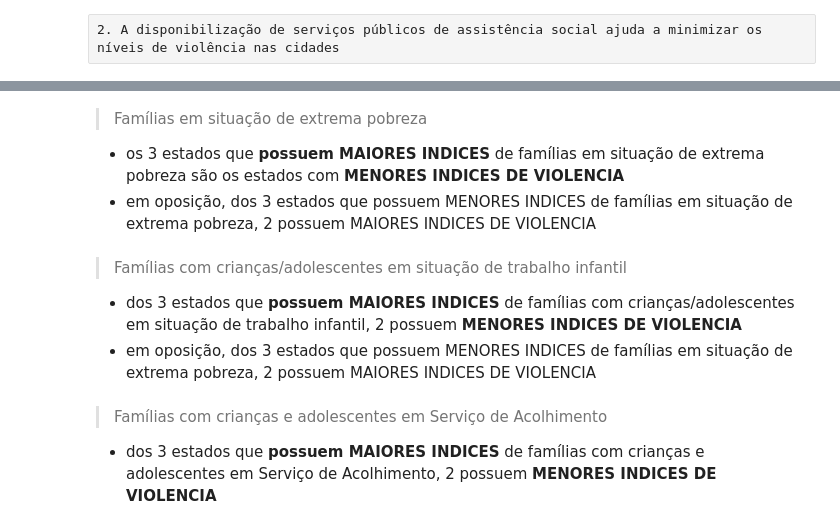
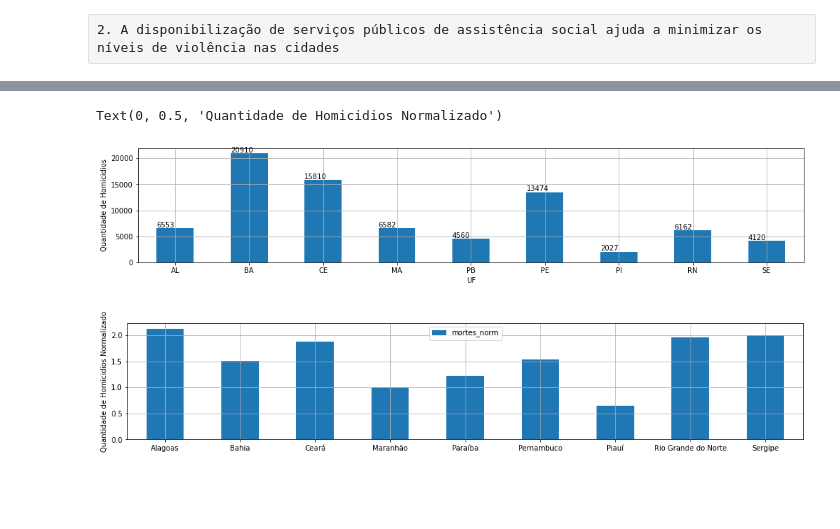
Before and after one commit to dunfrey/BCG-GAMMA-Challenge-2021, a Jupyter notebook: notebooks/2_data_understanding (2.1).ipynb, the cells around one changed output, grey strips where cells are left out. Cells and saved outputs as stored; diff of their text form; code cells hidden in the pictures; blank space fills up the shorter version.

Commit message:
Anáise de registros do CRAS para estados e municipios

```diff
--- a/notebooks/2_data_understanding (2.1).ipynb
+++ b/notebooks/2_data_understanding (2.1).ipynb
@@ -425 +225,10 @@ info_estados = info_estados[info_estados.UFN.isin(NORDESTE_nome)]
+# %%
+ibge_estados = pd.read_excel(
+    '../../dataset/GAMMAChallenge21Dados/3. Atlas de Desenvolvimento Humano/Atlas 2013_municipal, estadual e Brasil.xlsx',
+    sheet_name = 'UF 91-00-10'
+)
+# %%
+ibge_estados = keep_last_date(ibge_estados, 'ANO')
+# %%
+ibge_estados = ibge_estados[ibge_estados.UFN.isin(UFs_NORDESTE_NAMES)]
 # %%
@@ -436,9 +245,15 @@ columns: ['ANO', 'UF', 'UFN', 'ESPVIDA', 'FECTOT', 'MORT1', 'MORT5', 'RAZDEP', '
 # %%
-mortes_estados = sim_pf_homcidios.groupby('uf')['uf'].count().to_dict()
 mortes_estados_norm = dict()
 
-for estado in info_estados.UFN.sort_values().to_list():
+for estado in ibge_estados.UFN.sort_values().to_list():
 
-    mortes_estados_norm[estado] = (sim_pf_homcidios[sim_pf_homcidios.nomeUf == estado].groupby('uf')['uf'].count().values[0] /
-                             info_estados[info_estados.UFN == estado].POP.values[0])*100
+    mortes_estados_norm[estado] = (
+        (sim_pf_homcidios[sim_pf_homcidios.nomeUf == estado]
+         .groupby('uf')['uf']
+         .count()
+         .values[0]) / (ibge_estados[ibge_estados.UFN == estado]
+                        .POP
+                        .values[0])*1000
+    )
+
 mortes_estados_norm = pd.DataFrame.from_dict(mortes_estados_norm, orient='index', columns=['mortes_norm'])
@@ -646,13 +339,14 @@ B.6. Famílias com crianças e adolescentes em Serviço de Acolhimento
-# %% [markdown]
-> Famílias em situação de extrema pobreza
-- os 3 estados que **possuem MAIORES INDICES** de famílias em situação de extrema pobreza são os estados com **MENORES INDICES DE VIOLENCIA**
-- em oposição, dos 3 estados que possuem MENORES INDICES de famílias em situação de extrema pobreza, 2 possuem MAIORES INDICES DE VIOLENCIA
-# %% [markdown]
-
-> Famílias com crianças/adolescentes em situação de trabalho infantil
-- dos 3 estados que **possuem MAIORES INDICES** de famílias com crianças/adolescentes em situação de trabalho infantil, 2 possuem **MENORES INDICES DE VIOLENCIA**
-- em oposição, dos 3 estados que possuem MENORES INDICES de famílias em situação de extrema pobreza, 2 possuem MAIORES INDICES DE VIOLENCIA
-# %% [markdown]
-
-> Famílias com crianças e adolescentes em Serviço de Acolhimento
-- dos 3 estados que **possuem MAIORES INDICES** de famílias com crianças e adolescentes em Serviço de Acolhimento, 2 possuem **MENORES INDICES DE VIOLENCIA**
+# %%
+plot_grouped_df(sim_pf_homcidios.groupby('uf')['uf'],
+               xlabel='Quantidade de Homicidios',
+               ylabel='UF',
+               figsize=(17,3))
+
+mortes_estados_norm.plot(kind='bar',
+        figsize=(17,3),
+        rot=0,
+        grid=True).set_ylabel("Quantidade de Homicidios Normalizado")
+# %% [output]
+Text(0, 0.5, 'Quantidade de Homicidios Normalizado')
+[figure, added]
+[figure, added]
```
Also changed, not shown: parts of 124 cells of this notebook, 1 other file.
